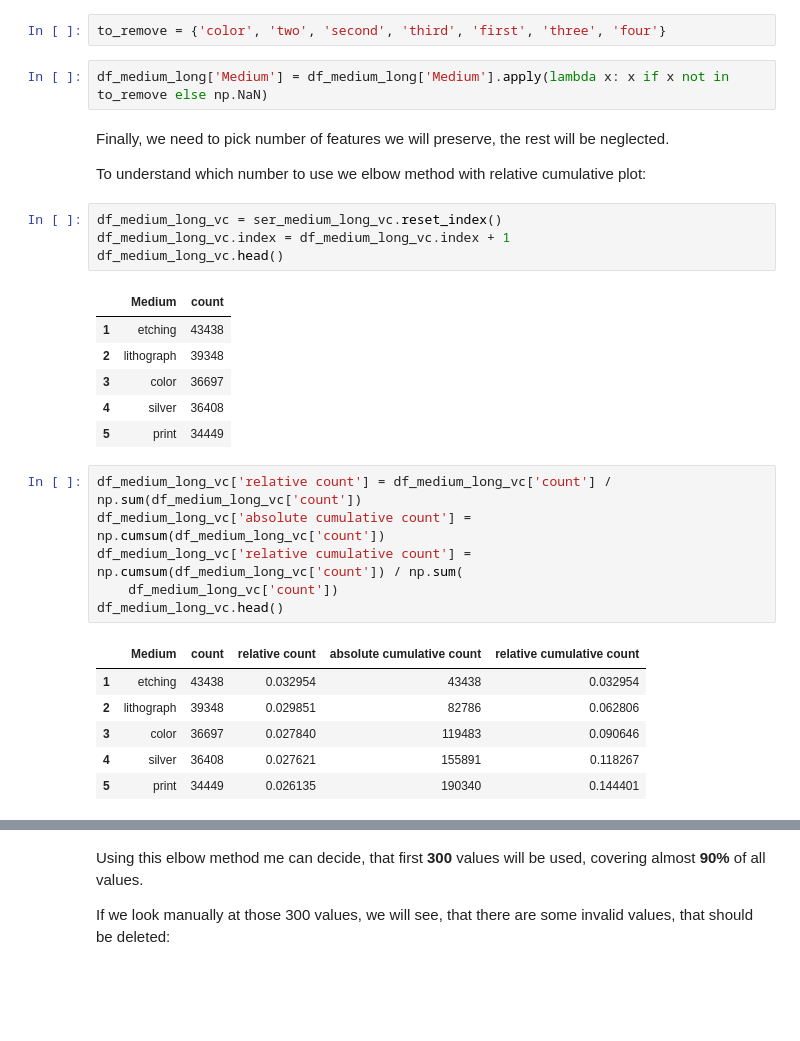
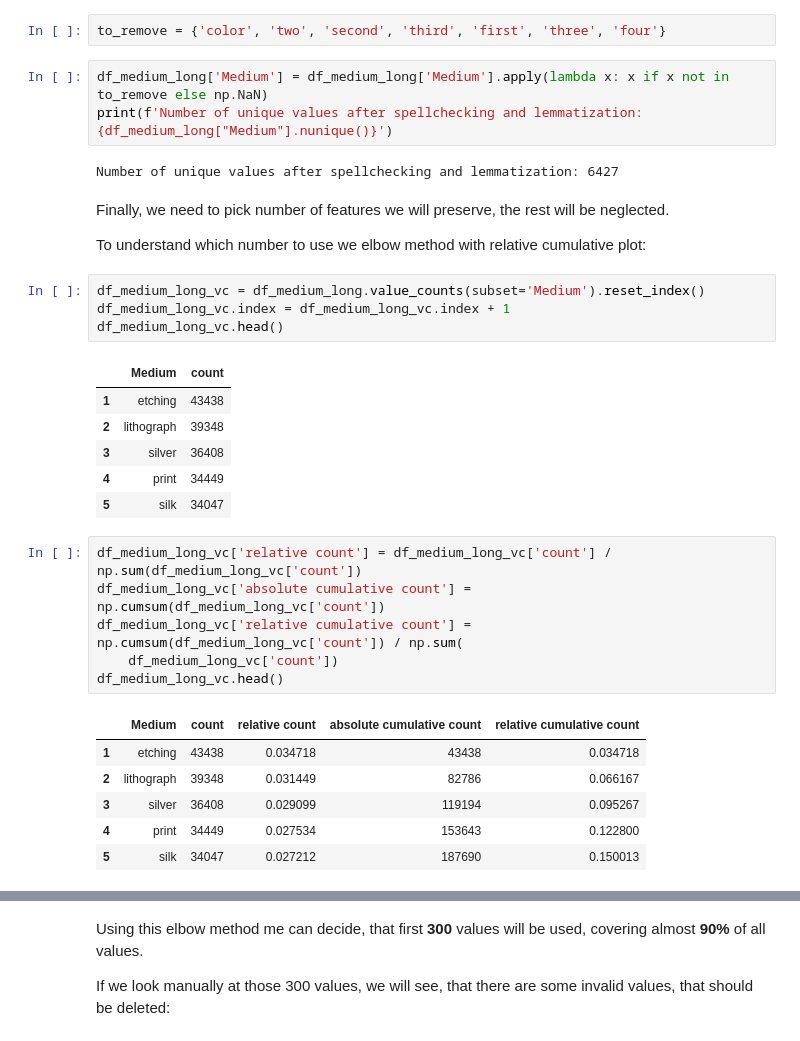
Before and after one commit to nickobard/Data-Preprocessing-Course, a Jupyter notebook: 01/01_homework.ipynb, the cells around one changed output, grey strips where cells are left out. Cells and saved outputs as stored; diff of their text form; blank space fills up the shorter version.

Commit message:
Finish the medium

```diff
--- a/01/01_homework.ipynb
+++ b/01/01_homework.ipynb
@@ -2287,21 +2287,24 @@ With manual look at first 100 values, we can spot some keywords that don't make
 to_remove = {'color', 'two', 'second', 'third', 'first', 'three', 'four'}
 # %%
 df_medium_long['Medium'] = df_medium_long['Medium'].apply(lambda x: x if x not in to_remove else np.NaN)
+print(f'Number of unique values after spellchecking and lemmatization: {df_medium_long["Medium"].nunique()}')
+# %% [output]
+Number of unique values after spellchecking and lemmatization: 6427
 # %% [markdown]
 Finally, we need to pick number of features we will preserve, the rest will be neglected.
 
 To understand which number to use we elbow method with relative cumulative plot:
 # %%
-df_medium_long_vc = ser_medium_long_vc.reset_index()
+df_medium_long_vc = df_medium_long.value_counts(subset='Medium').reset_index()
 df_medium_long_vc.index = df_medium_long_vc.index + 1
 df_medium_long_vc.head()
 # %% [output]
 |  | Medium | count |
 | 1 | etching | 43438 |
 | 2 | lithograph | 39348 |
-| 3 | color | 36697 |
-| 4 | silver | 36408 |
-| 5 | print | 34449 |
+| 3 | silver | 36408 |
+| 4 | print | 34449 |
+| 5 | silk | 34047 |
 # %%
 df_medium_long_vc['relative count'] = df_medium_long_vc['count'] / np.sum(df_medium_long_vc['count'])
 df_medium_long_vc['absolute cumulative count'] = np.cumsum(df_medium_long_vc['count'])
@@ -2310,11 +2313,11 @@ df_medium_long_vc['relative cumulative count'] = np.cumsum(df_medium_long_vc['co
 df_medium_long_vc.head()
 # %% [output]
 |  | Medium | count | relative count | absolute cumulative count | relative cumulative count |
-| 1 | etching | 43438 | 0.032954 | 43438 | 0.032954 |
-| 2 | lithograph | 39348 | 0.029851 | 82786 | 0.062806 |
-| 3 | color | 36697 | 0.027840 | 119483 | 0.090646 |
-| 4 | silver | 36408 | 0.027621 | 155891 | 0.118267 |
-| 5 | print | 34449 | 0.026135 | 190340 | 0.144401 |
+| 1 | etching | 43438 | 0.034718 | 43438 | 0.034718 |
+| 2 | lithograph | 39348 | 0.031449 | 82786 | 0.066167 |
+| 3 | silver | 36408 | 0.029099 | 119194 | 0.095267 |
+| 4 | print | 34449 | 0.027534 | 153643 | 0.122800 |
+| 5 | silk | 34047 | 0.027212 | 187690 | 0.150013 |
 # %%
 fig, ax = plt.subplots(figsize=(12, 6))
 sns.lineplot(x=df_medium_long_vc.index, y=df_medium_long_vc['relative cumulative count'], ax=ax)
```
Also changed, not shown: parts of 23 cells of this notebook.
